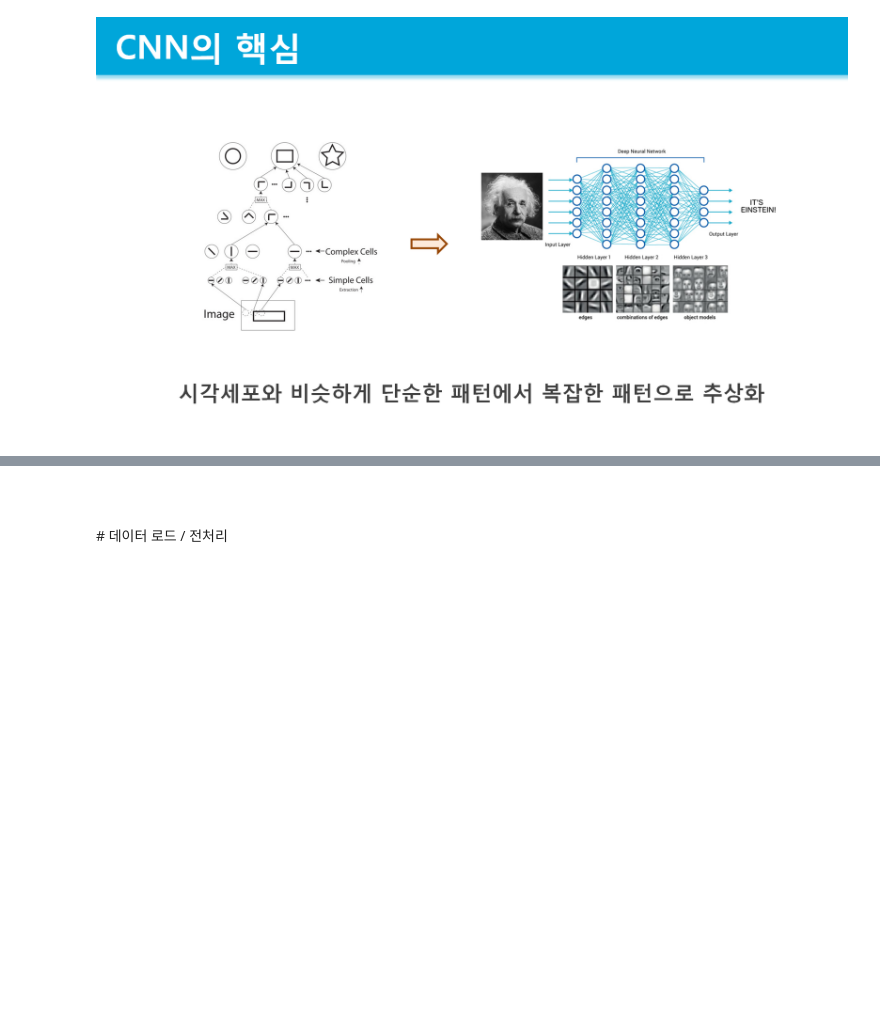
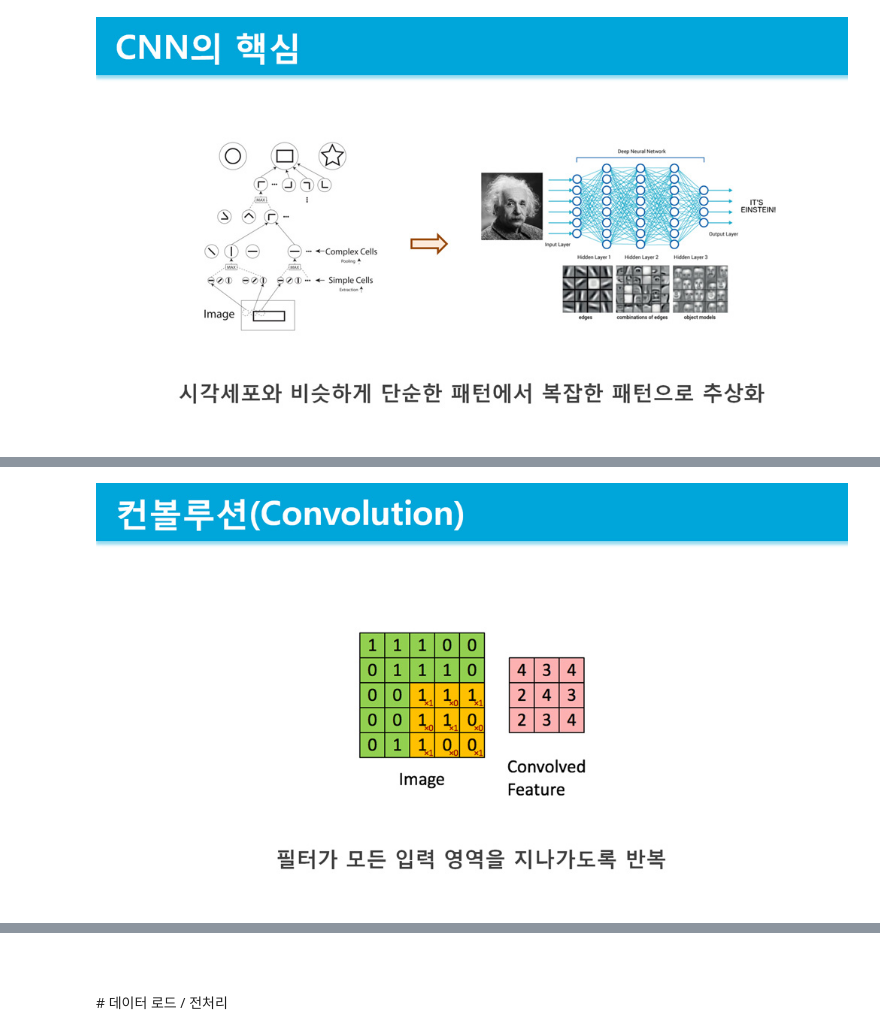
Before and after one commit to deepseasw/caltech101-image-cnn-classification, a Jupyter notebook: Image CNN Classification.ipynb, the cells around one changed output, grey strips where cells are left out. Cells and saved outputs as stored; diff of their text form; code cells hidden in the pictures; blank space fills up the shorter version.

```diff
--- a/Image CNN Classification.ipynb
+++ b/Image CNN Classification.ipynb
@@ -22,0 +31,4 @@ display(Image(filename='image/image01.png'))
+# %%
+display(Image(filename='image/image04.jpg'))
+# %% [output]
+[figure, added]
```
Also changed, not shown: parts of 24 cells of this notebook, 23 other files.
